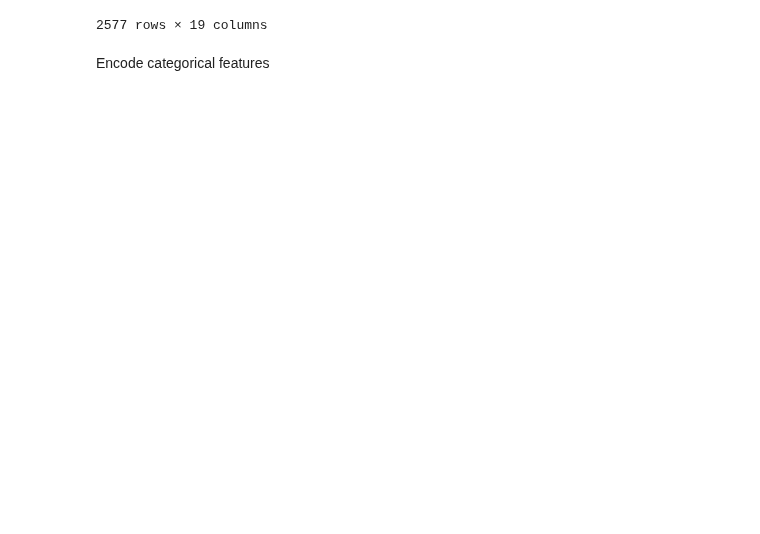
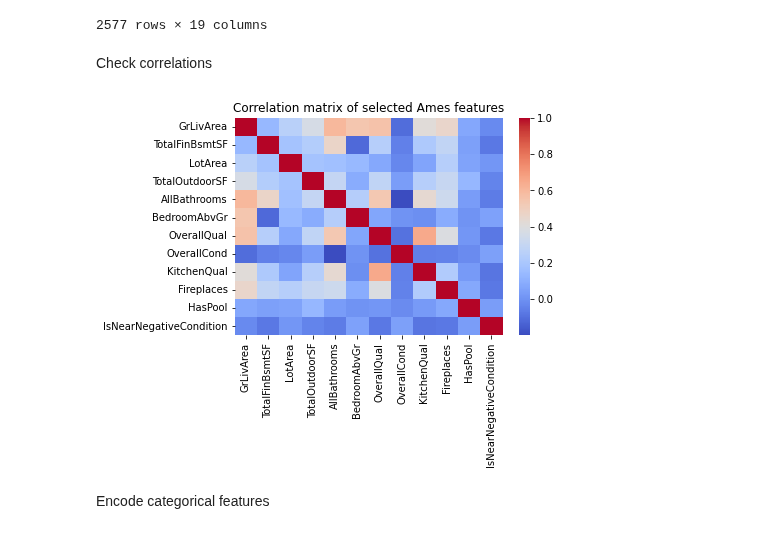
Before and after one commit to rishigoutam/ames-iowa, a Jupyter notebook: rishi/linreg.ipynb, the cells around one changed output. Drawn from its saved outputs; the diff is of its cells as text; code cells hidden in the pictures; blank space fills up the shorter version.

Commit message:
add corr heatmap to check for multicolinearity

```diff
--- a/rishi/linreg.ipynb
+++ b/rishi/linreg.ipynb
@@ -71,9 +71,8 @@ model = LinearRegression()
 
 target = ames.LogSalePrice
 X = ames[[
-    # Size, Bedrooms, Bathrooms
-    'GrLivArea', 'TotalFinBsmtSF', 'LotArea', 'TotalOutdoorSF',
-    'AllBathrooms', 'BedroomAbvGr',
+    # Size
+    'GrLivArea', 'TotalFinBsmtSF', 'TotalOutdoorSF', 'LotArea', 'BedroomAbvGr',
     # Type
     'MSSubClass', 'MSZoning',
     # Niceness
@@ -100,6 +99,14 @@ X
 | 2575 | 1842 | 841.0 | 8826 | 289 | 3.5 | 3 | Dwelling_60 | RL | ... |
 | 2576 | 1911 | 380.0 | 9554 | 263 | 2.5 | 3 | Dwelling_60 | RL | ... |
 2577 rows × 19 columns
+# %% [markdown]
+Check correlations
+# %%
+sns.heatmap(X.corr(), cmap='coolwarm')
+plt.title('Correlation matrix of selected Ames features')
+plt.show()
+# %% [output]
+[figure, added]
 # %% [markdown]
 Encode categorical features
 # %%
```
Also changed, not shown: parts of 1 cell of this notebook.
